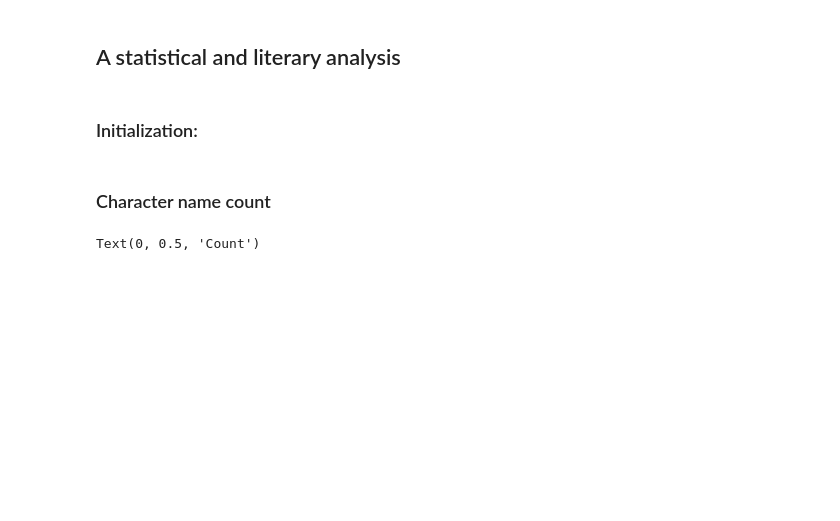
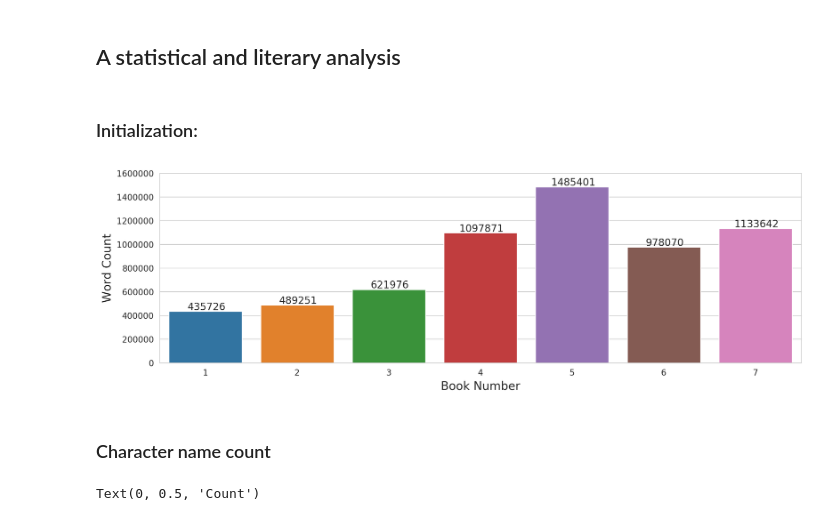
Before and after one commit to datastoryteller/hp1-nlp-analysis, a Jupyter notebook: HP1 - NLP Analysis.ipynb, the cells around one changed output. Drawn from its saved outputs; the diff is of its cells as text; code cells hidden in the pictures; blank space fills up the shorter version.

```diff
--- a/HP1 - NLP Analysis.ipynb
+++ b/HP1 - NLP Analysis.ipynb
@@ -27,3 +21,19 @@ book2 = book2.replace('\xad', '').replace('\u00ad', '').replace('\N{SOFT HYPHEN}
+# %%
+book1 = open('book_1.txt').read()
+book2 = open('book_2.txt').read()
+book3 = open('book_3.txt').read()
+book4 = open('book_4.txt').read()
+book5 = open('book_5.txt').read()
+book6 = open('book_6.txt').read()
+book7 = open('book_7.txt').read()
+# %%
+book1 = book1.replace('\xad', '').replace('\u00ad', '').replace('\N{SOFT HYPHEN}', '').replace('“', '"').replace('”', '"').replace('—', '-').replace('…', '...').replace("\'", "'")
+book2 = book2.replace('\xad', '').replace('\u00ad', '').replace('\N{SOFT HYPHEN}', '').replace('“', '"').replace('”', '"').replace('—', '-').replace('…', '...').replace("\'", "'")
+book3 = book3.replace('\xad', '').replace('\u00ad', '').replace('\N{SOFT HYPHEN}', '').replace('“', '"').replace('”', '"').replace('—', '-').replace('…', '...').replace("\'", "'")
+book4 = book4.replace('\xad', '').replace('\u00ad', '').replace('\N{SOFT HYPHEN}', '').replace('“', '"').replace('”', '"').replace('—', '-').replace('…', '...').replace("\'", "'")
+book5 = book5.replace('\xad', '').replace('\u00ad', '').replace('\N{SOFT HYPHEN}', '').replace('“', '"').replace('”', '"').replace('—', '-').replace('…', '...').replace("\'", "'")
+book6 = book6.replace('\xad', '').replace('\u00ad', '').replace('\N{SOFT HYPHEN}', '').replace('“', '"').replace('”', '"').replace('—', '-').replace('…', '...').replace("\'", "'")
+book7 = book7.replace('\xad', '').replace('\u00ad', '').replace('\N{SOFT HYPHEN}', '').replace('“', '"').replace('”', '"').replace('—', '-').replace('…', '...').replace("\'", "'")
 # %%
 class Chapter:
     def __init__(self, number, title, body):
@@ -97,3 +105,28 @@ HP = book_creator(book1)
+# %%
+HP = book_creator(book1)
+HP2 = book_creator(book2)
+HP3 = book_creator(book3)
+HP4 = book_creator(book4)
+HP5 = book_creator(book5)
+HP6 = book_creator(book6)
+HP7 = book_creator(book7)
+# %%
+books = ['1', '2', '3', '4', '5', '6', '7']
+word_counts = [len(' '.join(book.body)) for book in [HP, HP2, HP3, HP4, HP5, HP6, HP7]]
+
+ax = plt.subplots(figsize=(12,4),dpi=200)
+ax = sns.barplot(x=books, y=word_counts)
+ax.set_xlabel("Book Number", fontsize=14)
+ax.set_ylabel("Word Count", fontsize=14)
+ax.set_ylim(0, 1600000)
+
+for i in range(len(books)):
+    plt.text(x=i-(len(str(word_counts[i]))*0.033), y=word_counts[i]+10000, s=word_counts[i], fontsize=12)
+
+plt.tight_layout()
+plt.savefig('images/series_word_count.png')
+# %% [output]
+[figure, added]
 # %% [markdown]
 ### Character name count
 # %%
```
Also changed, not shown: parts of 9 cells of this notebook, 2 other files.
